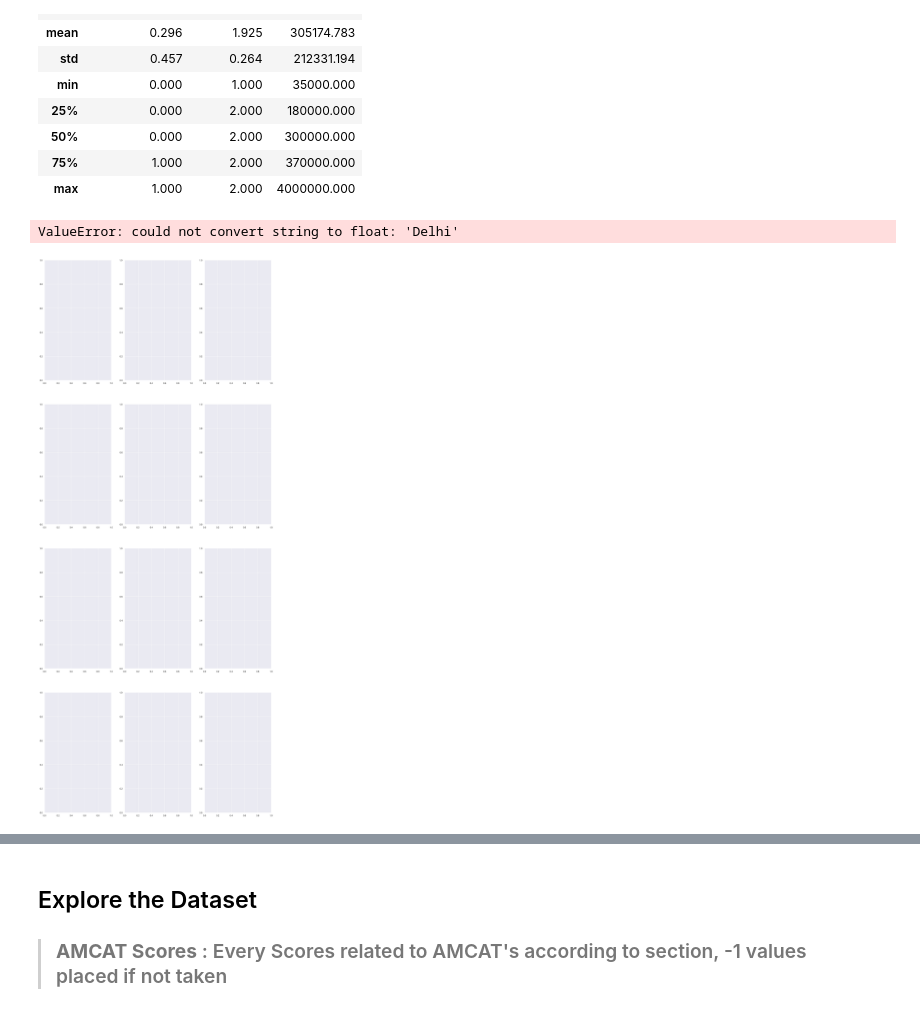
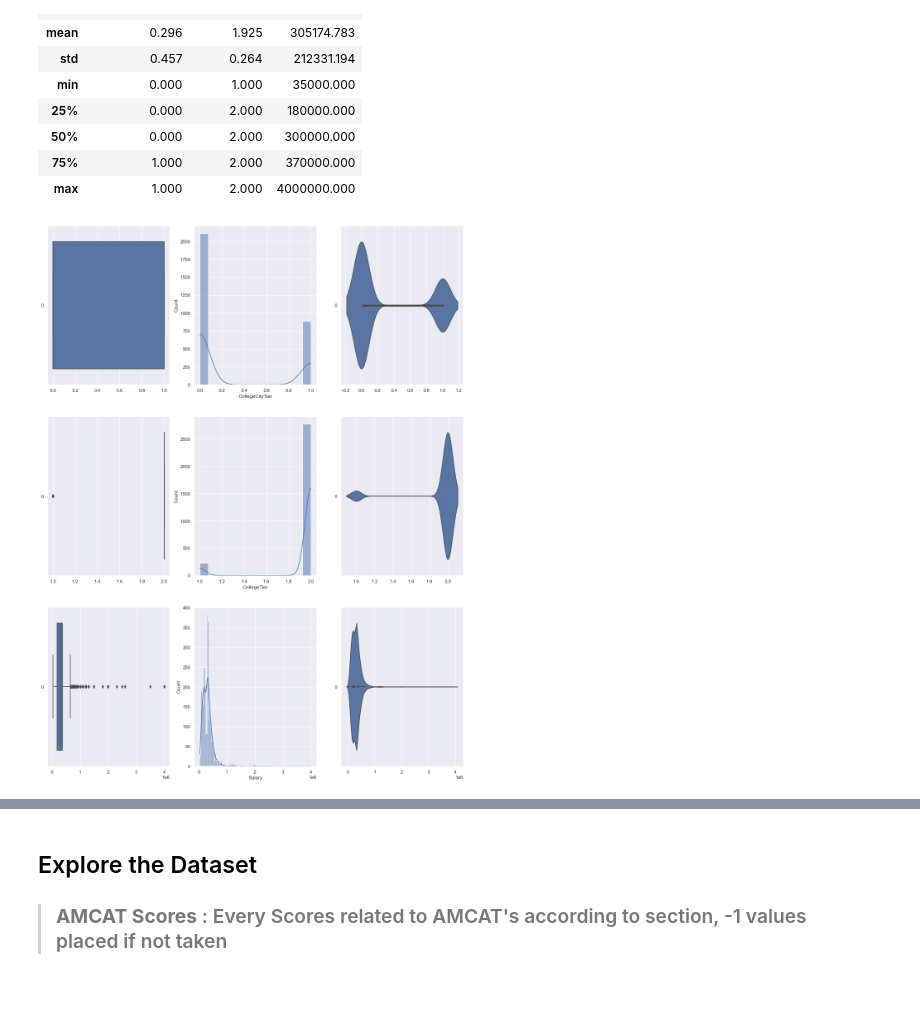
Before and after one commit to FaizRsl/Engineering-Graduate-Salary-Prediction, a Jupyter notebook: Project.ipynb, the cells around one changed output, grey strips where cells are left out. Saved outputs shown, nothing was run; the diff lists cells and outputs as text; code cells hidden in the pictures.

```diff
--- a/Project.ipynb
+++ b/Project.ipynb
@@ -27,7 +27,7 @@ DATA THAT I FEEL ARE RELEVANT
 
 gender = pd.DataFrame(df['Gender'])
 gradeExamMarks = df[['10percentage', '12percentage','Salary']].copy() #overall marks obtained in grade 10/12 examination
-college = df[['CollegeState', 'CollegeCityTier', 'CollegeTier','Salary']].copy()  #collegeNames and Tiers
+college = df[['CollegeCityTier', 'CollegeTier','Salary']].copy()  #collegeNames and Tiers
 degree = df[['Degree', 'Specialization','Salary']].copy() #degree and specialisation
 scores = df[['English','Logical','Quant','Domain','ComputerProgramming','ElectronicsAndSemicon','ComputerScience','MechanicalEngg','ElectricalEngg','TelecomEngg','CivilEngg','Salary']].copy()
 salary = pd.DataFrame(df[['Salary']])
@@ -354,14 +353,13 @@ college.describe().round(3)
 | 75% | 1.000 | 2.000 | 370000.000 |
 | max | 1.000 | 2.000 | 4000000.000 |
 # %%
-f, axes = plt.subplots(4,3 ,figsize=(20,50))
+f, axes = plt.subplots(3,3 ,figsize=(18,24))
 
 count = 0
 for var in college:
     sb.boxplot(data = college[var], orient = "h", ax = axes[count,0])
     sb.histplot(data = college[var], ax=axes[count,1], kde = True)
     sb.violinplot(data = college[var], orient ="h", ax = axes[count,2])
     count += 1
 # %% [output]
-ValueError: could not convert string to float: 'Delhi'
-[figure, old version]
+[figure, new version]
```
Also changed, not shown: parts of 9 cells of this notebook.
